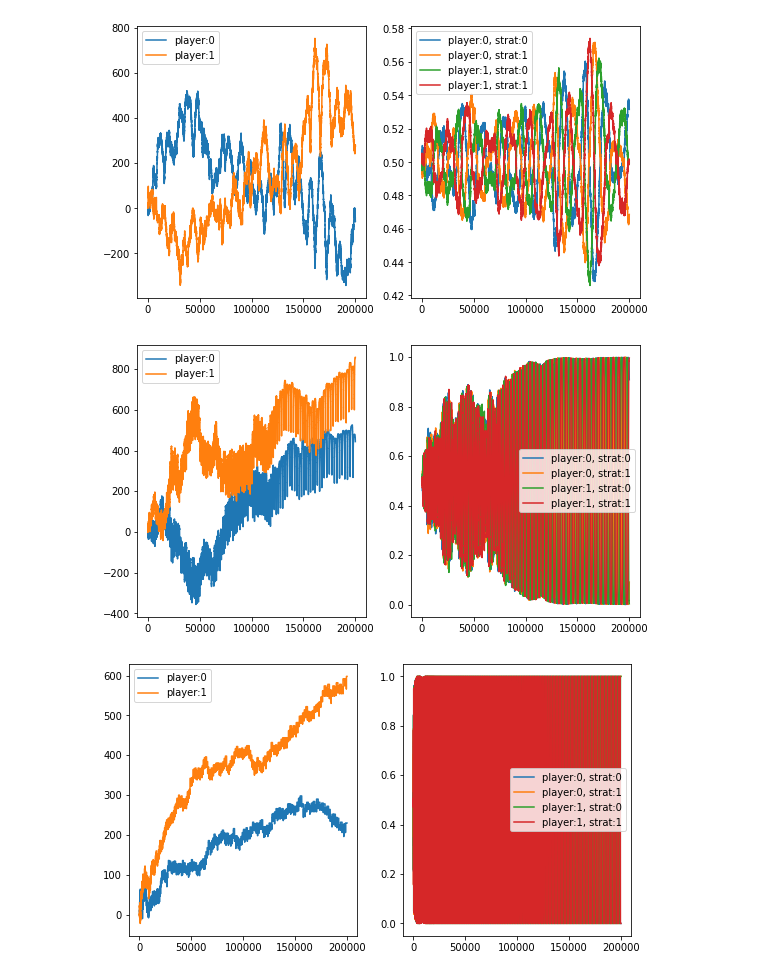
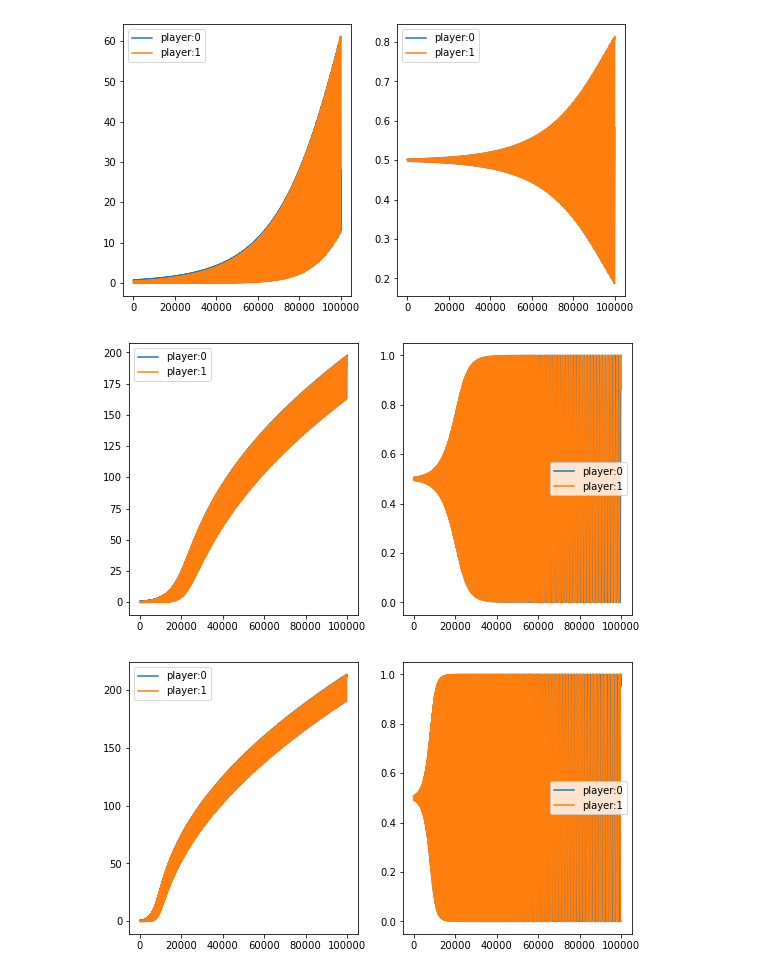
Before and after one commit to cconst04/best_regret, a Jupyter notebook: ftrl.ipynb, the cells around one changed output. Saved outputs shown, nothing was run; the diff lists cells and outputs as text; code cells hidden in the pictures.

```diff
--- a/ftrl.ipynb
+++ b/ftrl.ipynb
@@ -4,12 +18,25 @@ import matplotlib.pyplot as plt
 # %%
-T = 2000
+T = 100000
 n_choices = 2
 n_players = 2
 eta = 0.01
 epsilon = 0.5
-mixed = False
-M_row = np.array([[1,-1], [-1, 1]])
-M_col = np.array([[-1,1], [1, -1]])
+mixed = True
+update_method = 'ftrl'
+
+if n_players == 2:
+    M_row = np.array([[1,-1], [-1, 1]])
+    M_col = np.array([[-1,1], [1, -1]])
+elif n_players == 3:
+    mat = np.zeros([n_players] + [n_choices] * n_players)
+    fill_rec(mat, n_players, n_choices)
+    for i in range(n_players):
+        for j in range(n_choices):
+            for k in range(n_choices):
+                if i + j + k % 3 == i:
+                    mat[i, j, k] = 1
+                else:
+                    mat[i, j, k] = -0.5
 # %%
 def get_utility(strategies):
     reward = np.zeros(n_players)
@@ -20,14 +47,18 @@ def get_utility(strategies):
 
         reward_vector[0] = M_row @ strategies[1].T
         reward_vector[1] = M_col @ strategies[0].T
-
-        return reward, reward_vector
+    if n_players == 3:
+        pass
+    return reward, reward_vector
 # %%
 def update(U, u, t, i):
-    if t >= 1:
-        U[i] = U[i] + 2*u[t][i] + u[t-1][i]
-    else:
+    if update_method == 'ftrl':
         U[i] = U[i] + u[t][i]
+    elif update_method == 'oftrl':
+        if t >= 1:
+            U[i] = U[i] + 2*u[t][i] - u[t-1][i]
+        else:
+            U[i] = U[i] + u[t][i]
 # %%
 def run(eta):
     probs = np.zeros((n_players, T, n_choices), dtype=float)
@@ -64,18 +94,18 @@ def run(eta):
             regret[i, t] = sum_u[i][best_in_hind] - total_rewards[i]
     return regret, probs
 # %%
-for eta in [0.0001, 0.001, 0.01, 0.05]:
+for eta in [0.01, 0.02, 0.03, 0.04, 0.05]:
     regret, probs = run(eta)
     f, (ax1, ax2) = plt.subplots(1, 2, figsize=(9,5))
     legends = []
     for i in range(n_players):
         ax1.plot(np.arange(T), regret[i], label=f'player:{i}')
         ax1.legend()
-        legends = [f'player:{i}, strat:{j}' for j in range(n_players)]
-        ax2.plot(np.arange(T), probs[i], label=legends)
+        legends = f'player:{i}'
+        ax2.plot(np.arange(T), probs[i, :, 0], label=legends)
         ax2.legend()
     plt.show()
 # %% [output]
-[figure, old version]
+[figure, new version]
-[figure, old version]
+[figure, new version]
-[figure, old version]
+[figure, new version]
```
Also changed, not shown: parts of 3 cells of this notebook, 1 other file.
